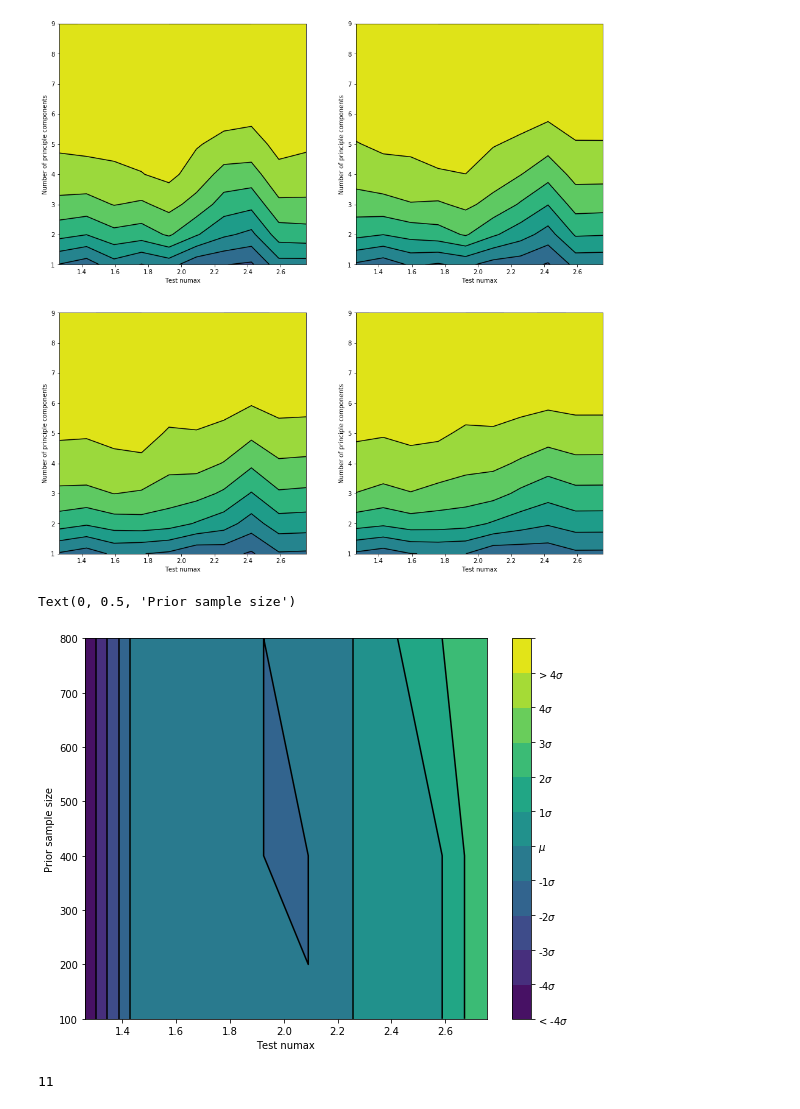
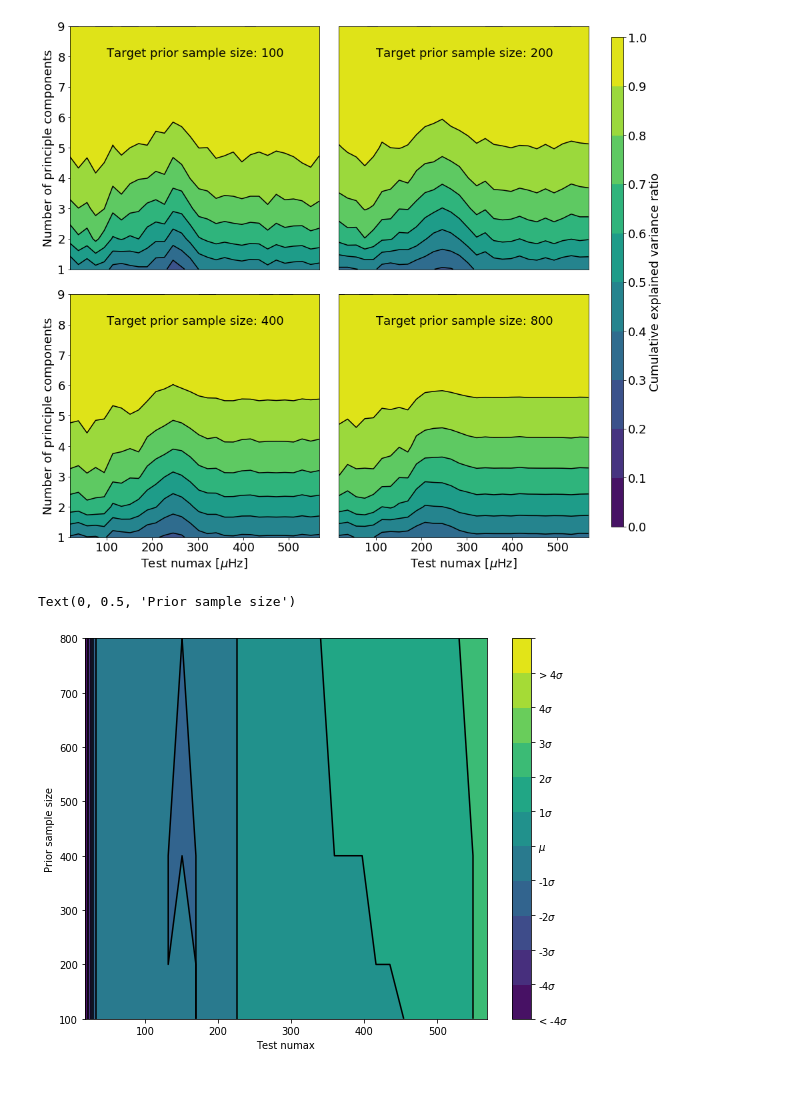
Before and after one commit to nielsenmb/granulation, a Jupyter notebook: makePCAsample.ipynb, the cells around one changed output. Saved outputs shown, nothing was run; the diff lists cells and outputs as text; code cells hidden in the pictures.

Commit message:
plot to show no of pcas

```diff
--- a/makePCAsample.ipynb
+++ b/makePCAsample.ipynb
@@ -264,17 +264,17 @@ pcalabels = ['bkg_numax', 'bkg_envHeight', 'bkg_envWidth',
              'H1_power', 'H1_nu', 'H1_exp',
              'H2_power', 'H2_nu', 'H2_exp',]
 
-K = 5
+K = 30
 
 Ns = np.array([100, 200, 400, 800])
 
-test_numaxs = np.linspace(min(df['bkg_numax']), max(df['bkg_numax']), K)
+test_numaxs = np.log10(np.linspace(10**min(df['bkg_numax']), 10**max(df['bkg_numax']), K)) # np.linspace(min(df['bkg_numax']), max(df['bkg_numax']), K)
 
 varR = np.zeros((len(Ns), K, 9))
 
 B = np.zeros((len(Ns), K))
 
-fig, axes = subplots(len(Ns), K, figsize=(20,20))
+#fig, axes = subplots(len(Ns), K, figsize=(20,20))
 
 for j, N in enumerate(Ns):
     for i, numax in enumerate(test_numaxs):
@@ -311,7 +311,7 @@ for j, N in enumerate(Ns):
         else:
             B[j, i] = b
 
-        axes[j, i].plot(x, y)
-        axes[j, i].axvline(numax, color = 'k', ls='dashed')
-        axes[j, i].hist(df['bkg_numax'], bins=np.linspace(min(df['bkg_numax']), max(df['bkg_numax']), 50), log=True)
-        axes[j, i].hist(P.data_F[:, 0], bins=np.linspace(min(df['bkg_numax']), max(df['bkg_numax']), 50), log=True)
+#         axes[j, i].plot(x, y)
+#         axes[j, i].axvline(numax, color = 'k', ls='dashed')
+#         axes[j, i].hist(df['bkg_numax'], bins=np.linspace(min(df['bkg_numax']), max(df['bkg_numax']), 50), log=True)
+#         axes[j, i].hist(P.data_F[:, 0], bins=np.linspace(min(df['bkg_numax']), max(df['bkg_numax']), 50), log=True)
@@ -320,25 +318,46 @@ for j, N in enumerate(Ns):
 # %%
-fig, axes = subplots(2,2,figsize=(16,16))
+rcParams['font.size'] = 18
+
+fig, axes = subplots(2,2,figsize=(12,12))
 lvls = np.linspace(0, 1, 11)
 
 for j, ax in enumerate(axes.flatten()):
     cvarR =   np.cumsum(varR[j, :, :], axis = 1)
 
-    cl = ax.contourf(test_numaxs, np.arange(1,10), cvarR.T, levels=lvls)
+    cl = ax.contourf(10**test_numaxs, np.arange(1,10), cvarR.T, levels=lvls)
 
-    ax.contour(test_numaxs, np.arange(1,10), cvarR.T, levels=lvls, colors='k')
+    ax.contour(10**test_numaxs, np.arange(1,10), cvarR.T, levels=lvls, colors='k')
 
-    ax.set_xlabel('Test numax')
+    ax.set_xlabel('Test numax [$\mu$Hz]')
     ax.set_ylabel('Number of principle components')
+
+    ax.text(x=100, y=8, s=f'Target prior sample size: {Ns[j]}')
+
+    if j in [1,3]:
+        ax.set_ylabel(None)
+        ax.set_yticks([])
+
+    if j in [0,1]:
+        ax.set_xlabel(None)
+        ax.set_xticks([])
+
+cb_ax = fig.add_axes([1.01, 0.1, 0.02, 0.85])
+cbar = fig.colorbar(cl, cax=cb_ax, label='Cumulative explained variance ratio')
+
+# set the colorbar ticks and tick labels
+cbar.set_ticks(lvls)
+#cbar.set_ticklabels(['low', 'medium', 'high'])
+
+fig.tight_layout()
 # %% [output]
-[figure, old version]
+[figure, new version]
 # %%
 fig, ax = subplots(figsize=(9,7))
 lvls = np.arange(len(Percs)+1)
 
 
-cl = ax.contourf(test_numaxs, Ns, B, levels=lvls )
-ax.contour(test_numaxs, Ns, B, colors='k', levels=lvls)
+cl = ax.contourf(10**test_numaxs, Ns, B, levels=lvls )
+ax.contour(10**test_numaxs, Ns, B, colors='k', levels=lvls)
 cbar = fig.colorbar(cl, ticks=lvls)
 lbls = ['%i$\sigma$' % (n) for n in np.arange(len(Percs))-len(Percs)//2]
 lbls[0] = '< %i$\sigma$' % (np.arange(len(Percs))[1]-len(Percs)//2)
@@ -350,8 +369,4 @@ ax.set_xlabel('Test numax')
 ax.set_ylabel('Prior sample size')
 # %% [output]
 Text(0, 0.5, 'Prior sample size')
-[figure, old version]
+[figure, new version]
-# %%
-[r'$<$%i$\sigma$' % (nsigma), ]
-# %% [output]
-11
```
Also changed, not shown: parts of 5 cells of this notebook.
